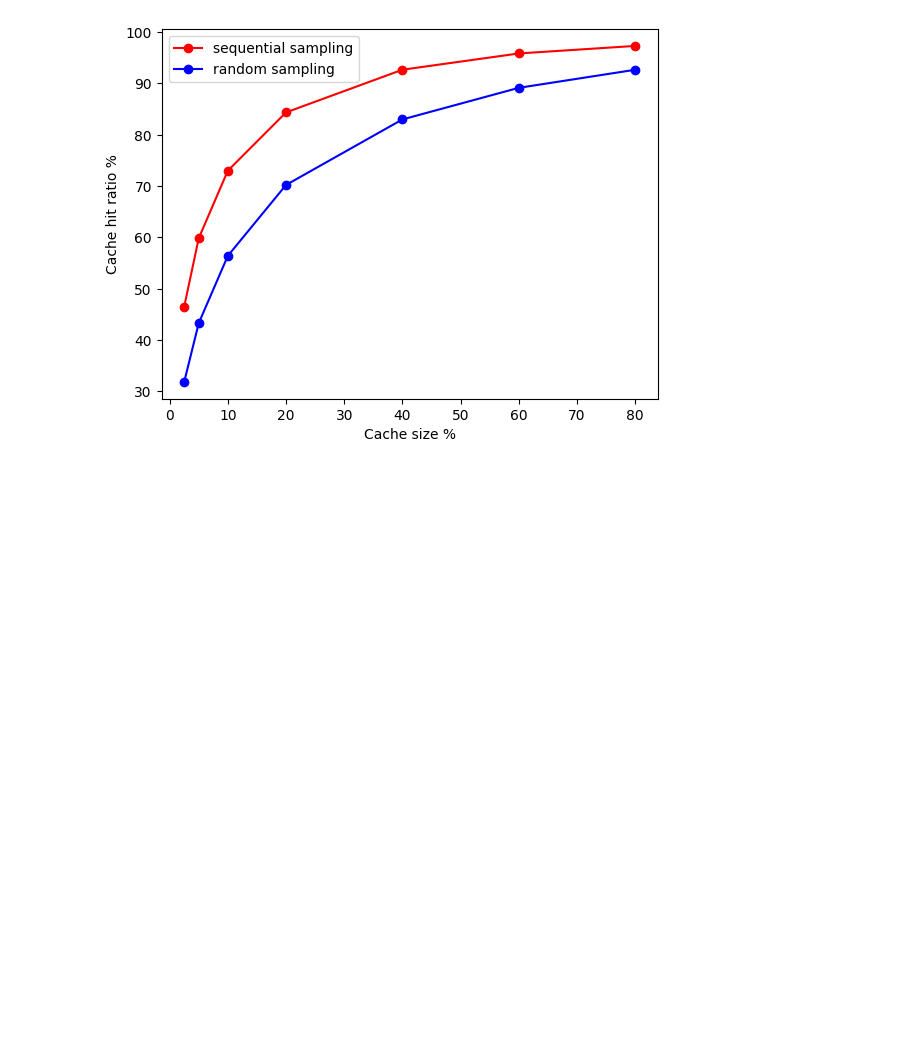
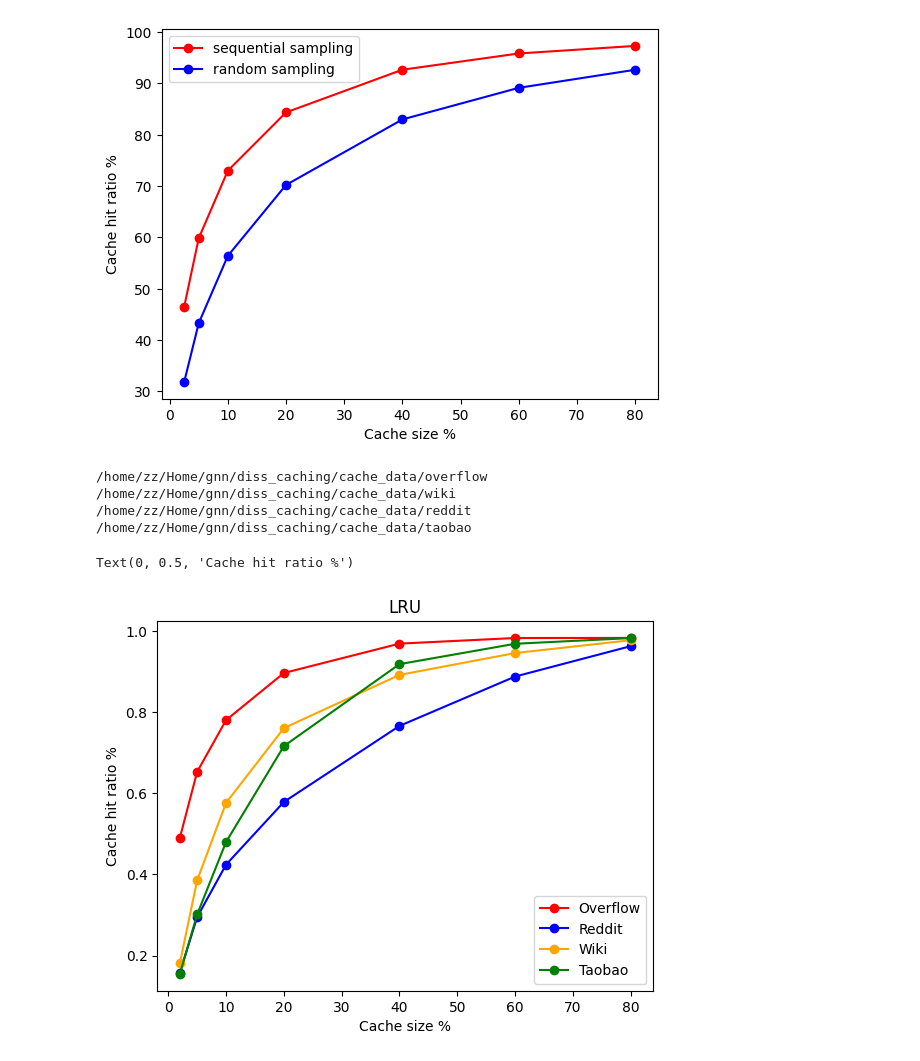
Before and after one commit to zimengzhou1/gnn-ssd, a Jupyter notebook: test.ipynb, the cells around one changed output. Cells and saved outputs as stored; diff of their text form; code cells hidden in the pictures; blank space fills up the shorter version.

Commit message:
Cache size graphs

```diff
--- a/test.ipynb
+++ b/test.ipynb
@@ -310,3 +310,75 @@ plt.ylabel('Cache hit ratio %')
 # %% [output]
 Text(0, 0.5, 'Cache hit ratio %')
 [figure]
+# %%
+import json
+import os
+import os.path as osp
+
+datasets = ['overflow', 'wiki', 'reddit', 'taobao']
+master_dict = {}
+
+for i in datasets:
+  __file__ = os.path.abspath('')
+  path = osp.join(osp.realpath(__file__), 'cache_data', i)
+  print(path)
+
+  startName = path + "/meta_" + i + "_subset_100.0Cache_"
+  if (i == 'taobao' or i == 'overflow'):
+     startName = path + "/meta_" + i + "_subset_3.0Cache_"
+  endName = "Size_10_5.json"
+
+  fileNames = [startName + str(i) + endName for i in [2,5,10,20,40,60,80]]
+  res = []
+  for j in fileNames:
+      with open(j) as json_file:
+        data = json.load(json_file)
+        res.append((data['LRUAccuracy'], data['StaticAccuracy'], data['LFUAccuracy'], data['ARCAccuracy']))
+  master_dict[i] = res
+# %% [output]
+/home/zz/Home/gnn/diss_caching/cache_data/overflow
+/home/zz/Home/gnn/diss_caching/cache_data/wiki
+/home/zz/Home/gnn/diss_caching/cache_data/reddit
+/home/zz/Home/gnn/diss_caching/cache_data/taobao
+# %%
+import numpy as np
+import matplotlib.pyplot as plt
+
+xs = [2, 5, 10, 20, 40, 60, 80]
+
+# Reddit
+reddit_LRUAccuracy = [i[0] for i in master_dict['reddit']]
+reddit_LFUAccuracy = [i[2] for i in master_dict['reddit']]
+reddit_ARCAccuracy = [i[3] for i in master_dict['reddit']]
+reddit_StaticAccuracy = [i[1] for i in master_dict['reddit']]
+
+# Wiki
+wiki_LRUAccuracy = [i[0] for i in master_dict['wiki']]
+wiki_LFUAccuracy = [i[2] for i in master_dict['wiki']]
+wiki_ARCAccuracy = [i[3] for i in master_dict['wiki']]
+wiki_StaticAccuracy = [i[1] for i in master_dict['wiki']]
+
+# Taobao
+taobao_LRUAccuracy = [i[0] for i in master_dict['taobao']]
+taobao_LFUAccuracy = [i[2] for i in master_dict['taobao']]
+taobao_ARCAccuracy = [i[3] for i in master_dict['taobao']]
+taobao_StaticAccuracy = [i[1] for i in master_dict['taobao']]
+
+# Overflow
+LRUAccuracy = [i[0] for i in master_dict['overflow']]
+LFUAccuracy = [i[2] for i in master_dict['overflow']]
+ARCAccuracy = [i[3] for i in master_dict['overflow']]
+StaticAccuracy = [i[1] for i in master_dict['overflow']]
+
+
+plt.plot(xs, LRUAccuracy, 'o-', color='red', label="Overflow")
+plt.plot(xs, reddit_LRUAccuracy, 'o-', color='blue', label="Reddit")
+plt.plot(xs, wiki_LRUAccuracy, 'o-', color='orange', label="Wiki")
+plt.plot(xs, taobao_LRUAccuracy, 'o-', color='green', label="Taobao")
+plt.legend()
+plt.title("LRU")
+plt.xlabel('Cache size %')
+plt.ylabel('Cache hit ratio %')
+# %% [output]
+Text(0, 0.5, 'Cache hit ratio %')
+[figure, added]
```
Also changed, not shown: parts of 7 cells of this notebook, 1 other file.
